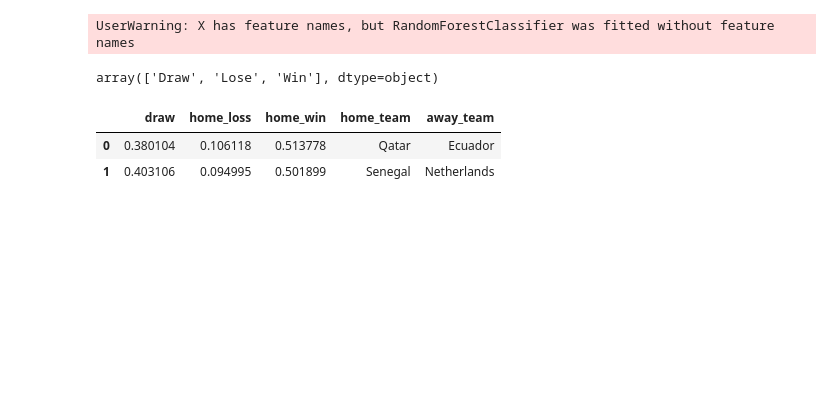
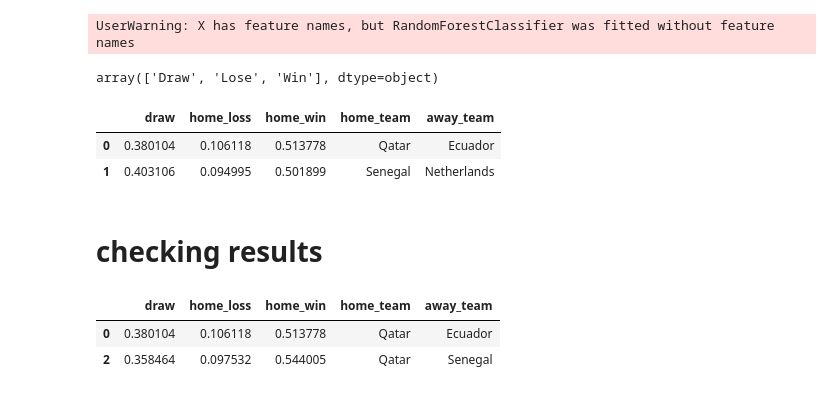
Before and after one commit to shannan-liu1/15095-project, a Jupyter notebook: notebooks/xgboost-rf-lgbm-shannan.ipynb, the cells around one changed output. Cells and saved outputs as stored; diff of their text form; code cells hidden in the pictures; blank space fills up the shorter version.

```diff
--- a/notebooks/xgboost-rf-lgbm-shannan.ipynb
+++ b/notebooks/xgboost-rf-lgbm-shannan.ipynb
@@ -563,3 +578,5 @@ xgb_cv_pred.head(2)
 xgb_cv_pred.to_csv('xgb_cv_pred.csv', index = False)
 rf_pred.to_csv('rf_pred.csv', index = False)
 lgbm_cv_pred.to_csv('lgbm_cv_pred.csv', index = False)
+# %% [markdown]
+# checking results
@@ -565,0 +587,6 @@ lgbm_cv_pred.to_csv('lgbm_cv_pred.csv', index = False)
+# %%
+xgb_cv_pred[xgb_cv_pred['home_team'] == 'Qatar']
+# %% [output]
+|  | draw | home_loss | home_win | home_team | away_team |
+| 0 | 0.380104 | 0.106118 | 0.513778 | Qatar | Ecuador |
+| 2 | 0.358464 | 0.097532 | 0.544005 | Qatar | Senegal |
```
Also changed, not shown: parts of 17 cells of this notebook, 6 other files.
